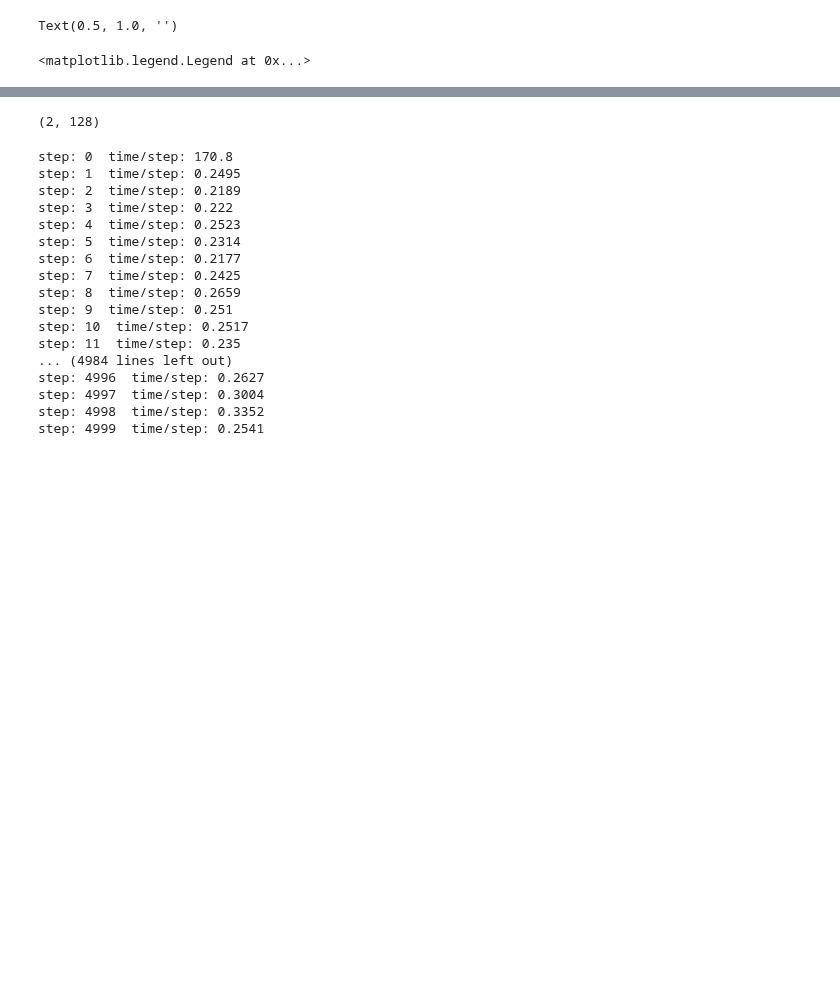
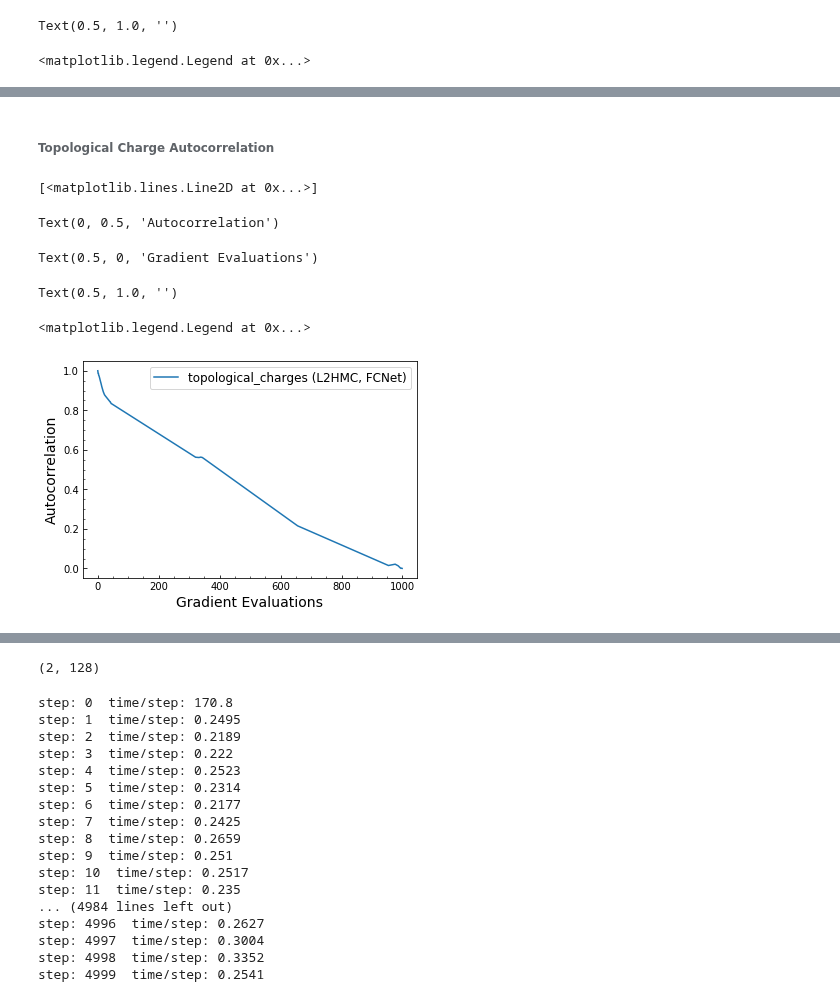
Before and after one commit to saforem2/l2hmc, a Jupyter notebook: l2hmc/notebooks/U1_l2hmc_tf_eager.ipynb, the cells around one changed output, grey strips where cells are left out. Saved outputs shown, nothing was run; the diff lists cells and outputs as text; code cells hidden in the pictures; blank space fills up the shorter version.

```diff
--- a/l2hmc/notebooks/U1_l2hmc_tf_eager.ipynb
+++ b/l2hmc/notebooks/U1_l2hmc_tf_eager.ipynb
@@ -841,0 +807,16 @@ Text(0.5, 1.0, '')
+# %%
+for i in range(1000):
+    samples_history_fc.append(samples_fc.numpy())
+    t0 = time.time()
+    _, _, _, samples_fc = apply_transition_fc(samples_fc)
+    observables_fc = np.array(
+        model_fc.lattice.calc_plaq_observables(samples_fc.numpy())
+    ).T
+    actions_history_fc.append(observables_fc[0])
+    avg_plaquettes_history_fc.append(observables_fc[1])
+    top_charges_history_fc.append(observables_fc[2])
+    step_time = (time.time() - t0) / (model_fc.num_steps * model_fc.batch_size)
+    print(f'step: {i}  time/step: {step_time:^6.4g} '
+          f'top_charge: {np.mean(observables_conv[2]):^6.4g} '
+          f'avg_plaq: {np.mean(observables_conv[1]):^6.4g}')
+    #print(f'step: {i}  time/step: {step_time:^6.4g}  avg_plaq: {np.mean(observables_fc[1]):^6.4g}')
@@ -841,0 +841,11 @@ Text(0.5, 1.0, '')
+# %%
+samples_history_fc = np.array(samples_history_fc)
+actions_history_fc = np.array(actions_history_fc)
+avg_plaquettes_history_fc = np.array(avg_plaquettes_history_fc)
+top_charges_history_fc = np.array(top_charges_history_fc)
+# %%
+top_charges_autocorr0_fc = autocorr(top_charges_history_fc[:, 0])
+top_charges_autocorr1_fc = autocorr(top_charges_history_fc[:, 1])
+
+top_charges_autocorr_fc = (top_charges_autocorr0_fc
+                            + top_charges_autocorr1_fc) / 2
@@ -841,0 +858,27 @@ Text(0.5, 1.0, '')
+# %% [markdown]
+###### Topological Charge Autocorrelation
+# %%
+steps_fc = np.arange(len(top_charges_autocorr_fc))
+
+fig, ax = plt.subplots()
+#ax.plot(steps_hmc, top_charges_autocorr_hmc,
+#        marker='', ls='-', label='topological_charge (HMC)')
+ax.plot(steps_fc, top_charges_autocorr_fc,
+        marker='', ls='-', label='topological_charges (L2HMC, FCNet)')
+#ax.plot(steps1, top_charges_autocorr, marker='', ls='-', label='topological_charge (L2HMC)')
+ax.set_ylabel('Autocorrelation', fontsize=14)
+ax.set_xlabel('Gradient Evaluations', fontsize=14)
+ax.set_title("")
+ax.legend(loc='best', fontsize=12)
+fig.savefig(os.path.join(model_fc.figs_dir,
+                         'top_charge_autocorrelation_fn_hmc.pdf'),
+            dpi=400, bbox_inches='tight')
+#ax.set_xlim((-20, 500))
+plt.show()
+# %% [output]
+[<matplotlib.lines.Line2D at 0x...>]
+Text(0, 0.5, 'Autocorrelation')
+Text(0.5, 0, 'Gradient Evaluations')
+Text(0.5, 1.0, '')
+<matplotlib.legend.Legend at 0x...>
+[figure, added]
```
Also changed, not shown: parts of 78 cells of this notebook, 1 other file.
